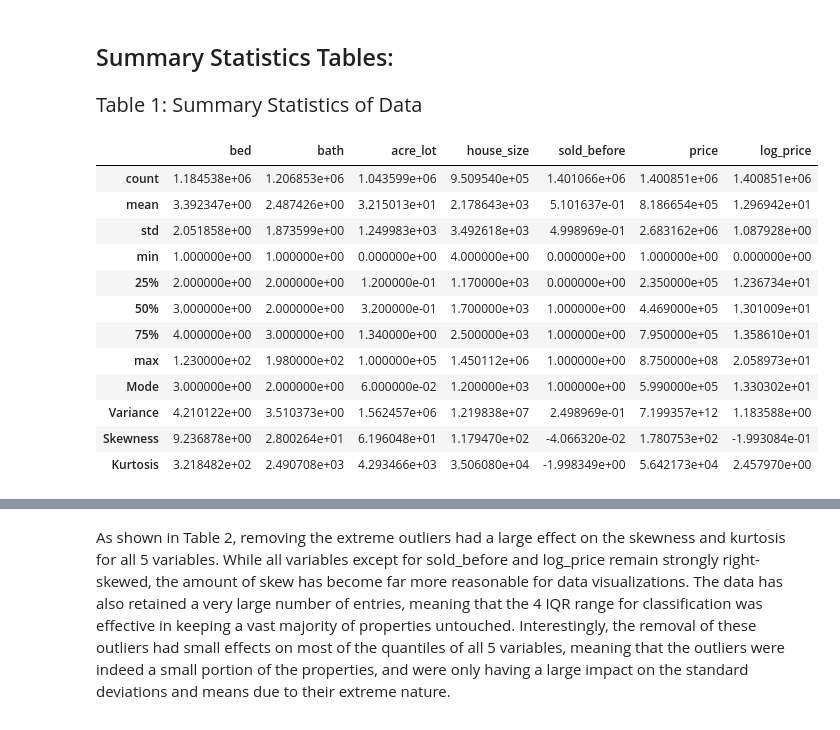
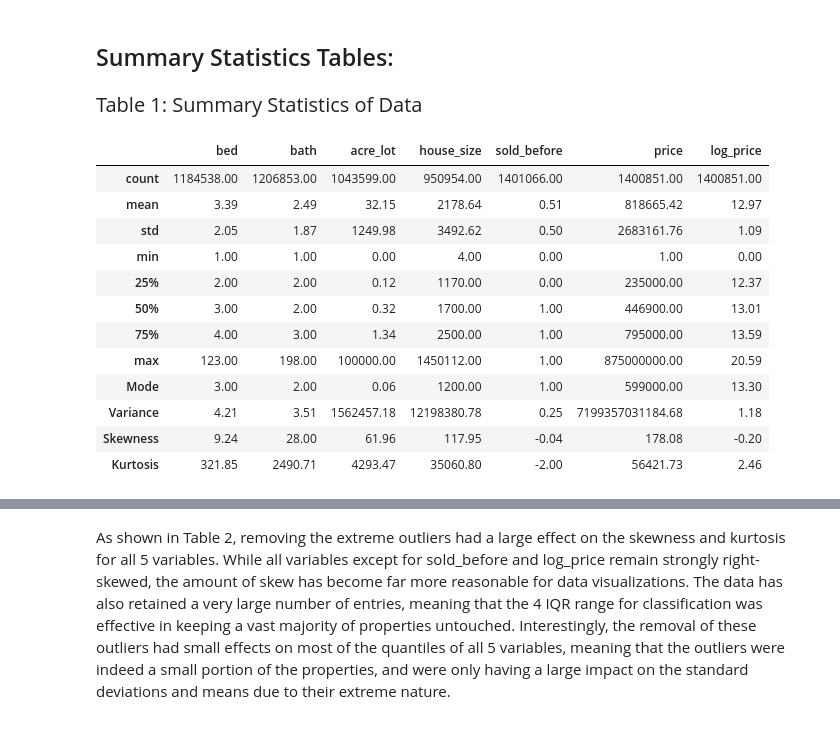
Before and after one commit to ECO225-W2024/project-one-code-S-O-Ahn, a Jupyter notebook: Project 1.ipynb, the cells around one changed output, grey strips where cells are left out. Saved outputs shown, nothing was run; the diff lists cells and outputs as text; code cells hidden in the pictures.

```diff
--- a/Project 1.ipynb
+++ b/Project 1.ipynb
@@ -78,34 +78,35 @@ Dataframe ‘df’ now has 12 columns (not including the index values), and 1401
 # %% [markdown]
 ## Summary Statistics Tables:
 # %%
+pd.options.display.float_format = '{:.2f}'.format
 #printing summary statistics for numerical columns
 def additional_stats(data_fr):
     additional_st ={
     'Mode': data_fr[['bed','bath','acre_lot','house_size','sold_before','price','log_price']].mode().iloc[0],
     'Variance': data_fr[['bed','bath','acre_lot','house_size','sold_before','price','log_price']].var(),
     'Skewness': data_fr[['bed','bath','acre_lot','house_size','sold_before','price','log_price']].skew(),
     'Kurtosis': data_fr[['bed','bath','acre_lot','house_size','sold_before','price','log_price']].kurtosis()
     }
     return(additional_st)
 
 
 summary_stats = pd.concat([df[['bed','bath','acre_lot','house_size','sold_before','price','log_price']].describe(), pd.DataFrame(additional_stats(df)).T])
 
 display(HTML('<div style="font-size: 20px">Table 1: Summary Statistics of Data</div>'))
 display(summary_stats)
 # %% [output]
 Table 1: Summary Statistics of Data
 |  | bed | bath | acre_lot | house_size | sold_before | price | log_price |
-| count | 1.184538e+06 | 1.206853e+06 | 1.043599e+06 | 9.509540e+05 | 1.401066e+06 | 1.400851e+06 | 1.400851e+06 |
-| mean | 3.392347e+00 | 2.487426e+00 | 3.215013e+01 | 2.178643e+03 | 5.101637e-01 | 8.186654e+05 | 1.296942e+01 |
-| std | 2.051858e+00 | 1.873599e+00 | 1.249983e+03 | 3.492618e+03 | 4.998969e-01 | 2.683162e+06 | 1.087928e+00 |
-| min | 1.000000e+00 | 1.000000e+00 | 0.000000e+00 | 4.000000e+00 | 0.000000e+00 | 1.000000e+00 | 0.000000e+00 |
-| 25% | 2.000000e+00 | 2.000000e+00 | 1.200000e-01 | 1.170000e+03 | 0.000000e+00 | 2.350000e+05 | 1.236734e+01 |
-| 50% | 3.000000e+00 | 2.000000e+00 | 3.200000e-01 | 1.700000e+03 | 1.000000e+00 | 4.469000e+05 | 1.301009e+01 |
-| 75% | 4.000000e+00 | 3.000000e+00 | 1.340000e+00 | 2.500000e+03 | 1.000000e+00 | 7.950000e+05 | 1.358610e+01 |
-| max | 1.230000e+02 | 1.980000e+02 | 1.000000e+05 | 1.450112e+06 | 1.000000e+00 | 8.750000e+08 | 2.058973e+01 |
-| Mode | 3.000000e+00 | 2.000000e+00 | 6.000000e-02 | 1.200000e+03 | 1.000000e+00 | 5.990000e+05 | 1.330302e+01 |
-| Variance | 4.210122e+00 | 3.510373e+00 | 1.562457e+06 | 1.219838e+07 | 2.498969e-01 | 7.199357e+12 | 1.183588e+00 |
-| Skewness | 9.236878e+00 | 2.800264e+01 | 6.196048e+01 | 1.179470e+02 | -4.066320e-02 | 1.780753e+02 | -1.993084e-01 |
-| Kurtosis | 3.218482e+02 | 2.490708e+03 | 4.293466e+03 | 3.506080e+04 | -1.998349e+00 | 5.642173e+04 | 2.457970e+00 |
+| count | 1184538.00 | 1206853.00 | 1043599.00 | 950954.00 | 1401066.00 | 1400851.00 | 1400851.00 |
+| mean | 3.39 | 2.49 | 32.15 | 2178.64 | 0.51 | 818665.42 | 12.97 |
+| std | 2.05 | 1.87 | 1249.98 | 3492.62 | 0.50 | 2683161.76 | 1.09 |
+| min | 1.00 | 1.00 | 0.00 | 4.00 | 0.00 | 1.00 | 0.00 |
+| 25% | 2.00 | 2.00 | 0.12 | 1170.00 | 0.00 | 235000.00 | 12.37 |
+| 50% | 3.00 | 2.00 | 0.32 | 1700.00 | 1.00 | 446900.00 | 13.01 |
+| 75% | 4.00 | 3.00 | 1.34 | 2500.00 | 1.00 | 795000.00 | 13.59 |
+| max | 123.00 | 198.00 | 100000.00 | 1450112.00 | 1.00 | 875000000.00 | 20.59 |
+| Mode | 3.00 | 2.00 | 0.06 | 1200.00 | 1.00 | 599000.00 | 13.30 |
+| Variance | 4.21 | 3.51 | 1562457.18 | 12198380.78 | 0.25 | 7199357031184.68 | 1.18 |
+| Skewness | 9.24 | 28.00 | 61.96 | 117.95 | -0.04 | 178.08 | -0.20 |
+| Kurtosis | 321.85 | 2490.71 | 4293.47 | 35060.80 | -2.00 | 56421.73 | 2.46 |
 # %% [markdown]
```
Also changed, not shown: parts of 8 cells of this notebook.
